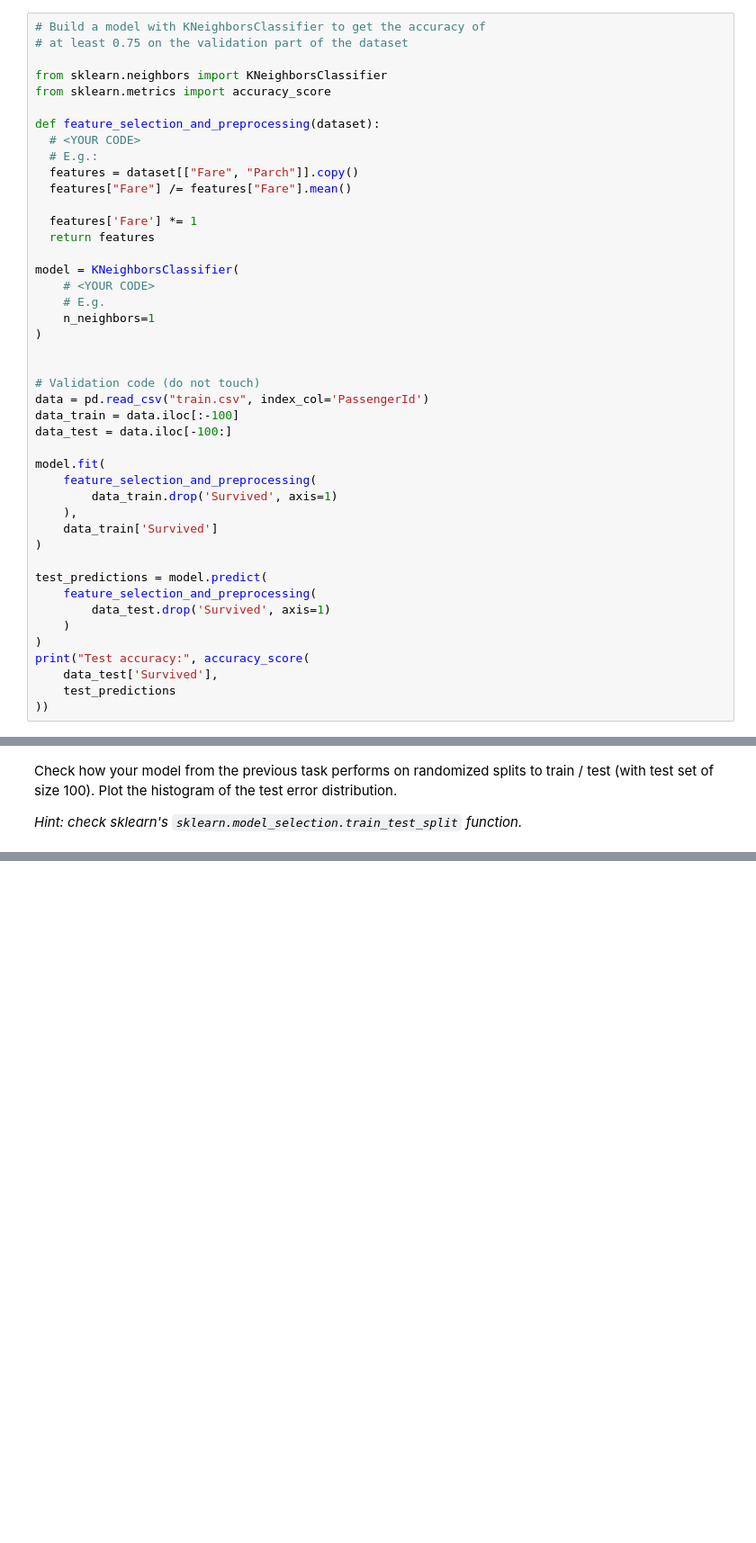
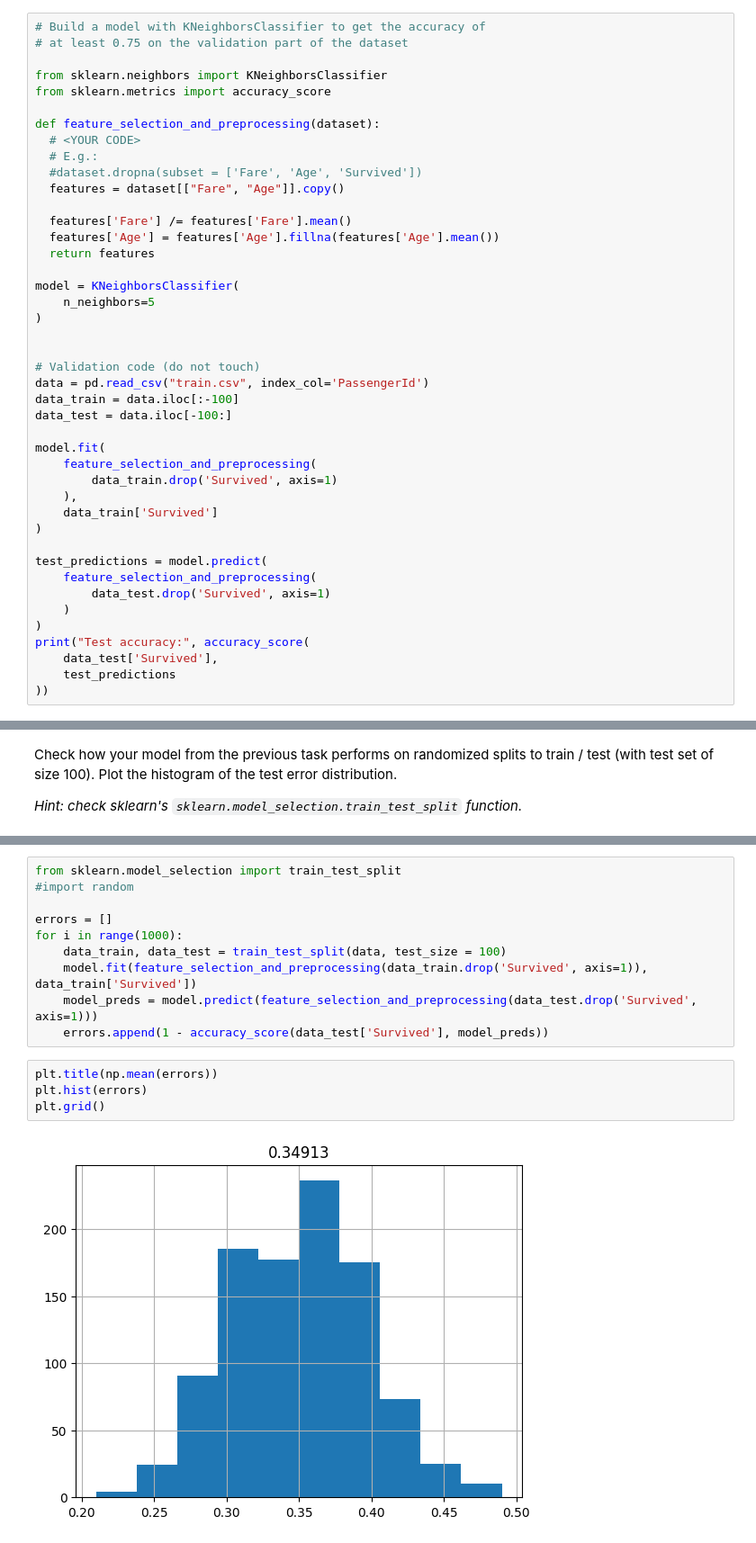
Before and after one commit to peterX96/MLDM-2023-Gorovtsov, a Jupyter notebook: 01-intro/DataHandling_HW.ipynb, the cells around one changed output, grey strips where cells are left out. Shown: that part at 90% size. Cells and saved outputs as stored; diff of their text form; blank space fills up the shorter version.

```diff
--- a/01-intro/DataHandling_HW.ipynb
+++ b/01-intro/DataHandling_HW.ipynb
@@ -59,16 +93,15 @@ from sklearn.metrics import accuracy_score
 def feature_selection_and_preprocessing(dataset):
   # <YOUR CODE>
   # E.g.:
-  features = dataset[["Fare", "Parch"]].copy()
-  features["Fare"] /= features["Fare"].mean()
+  #dataset.dropna(subset = ['Fare', 'Age', 'Survived'])
+  features = dataset[["Fare", "Age"]].copy()
 
-  features['Fare'] *= 1
+  features['Fare'] /= features['Fare'].mean()
+  features['Age'] = features['Age'].fillna(features['Age'].mean())
   return features
 
 model = KNeighborsClassifier(
-    # <YOUR CODE>
-    # E.g.
-    n_neighbors=1
+    n_neighbors=5
 )
 
 
@@ -105,0 +137,16 @@ from sklearn.model_selection import train_test_split
+# %%
+from sklearn.model_selection import train_test_split
+#import random
+
+errors = []
+for i in range(1000):
+    data_train, data_test = train_test_split(data, test_size = 100)
+    model.fit(feature_selection_and_preprocessing(data_train.drop('Survived', axis=1)), data_train['Survived'])
+    model_preds = model.predict(feature_selection_and_preprocessing(data_test.drop('Survived', axis=1)))
+    errors.append(1 - accuracy_score(data_test['Survived'], model_preds))
+# %%
+plt.title(np.mean(errors))
+plt.hist(errors)
+plt.grid()
+# %% [output]
+[figure, added]
```
Also changed, not shown: parts of 10 cells of this notebook.
